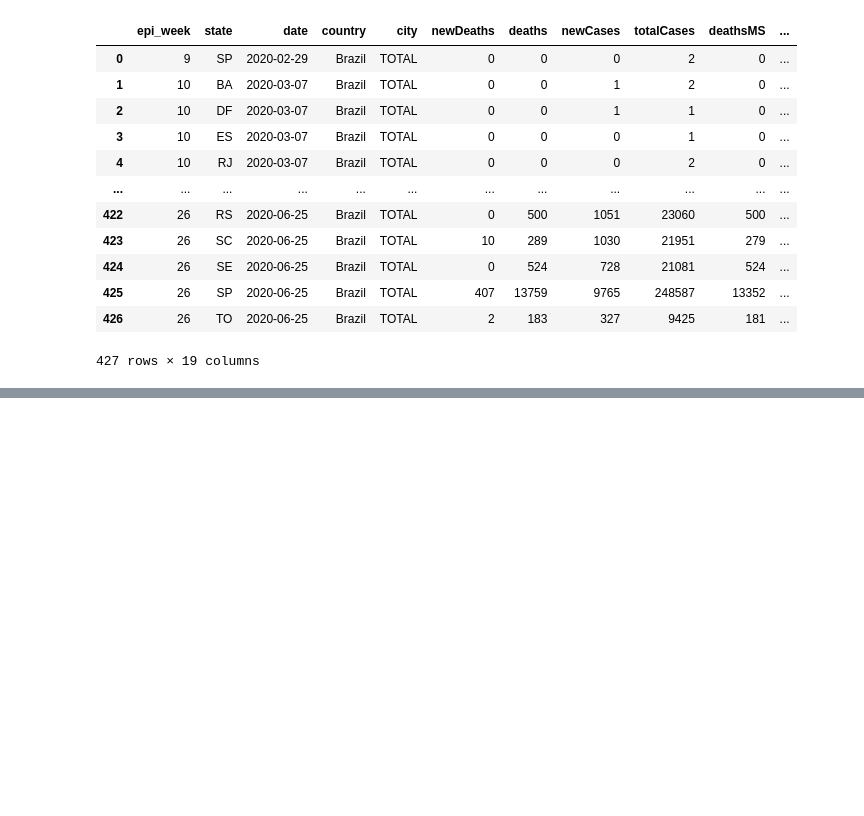
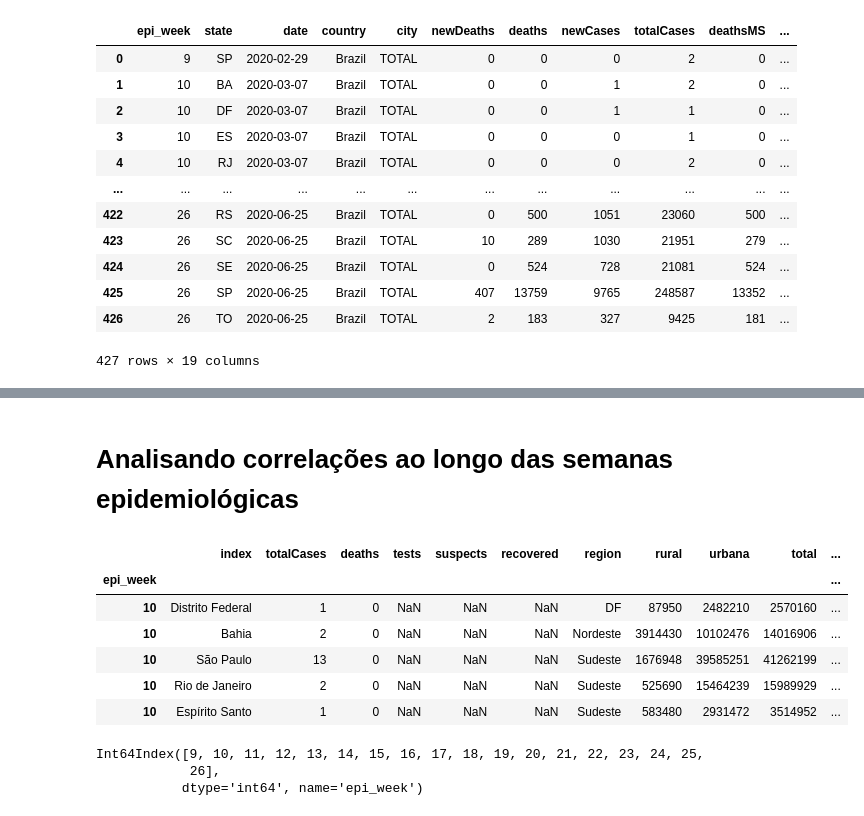
Before and after one commit to kenzosakiyama/corona_virus_brasil, a Jupyter notebook: notebooks/analise_de_semanas_epidemiologicas.ipynb, the cells around one changed output, grey strips where cells are left out. Cells and saved outputs as stored; diff of their text form; code cells hidden in the pictures; blank space fills up the shorter version.

Commit message:
Finalizando análise de semanas epidemiológicas

```diff
--- a/notebooks/analise_de_semanas_epidemiologicas.ipynb
+++ b/notebooks/analise_de_semanas_epidemiologicas.ipynb
@@ -44,0 +105,18 @@ estados_df.tail().loc[26]["totalCases"].sum()
+# %% [markdown]
+# Analisando correlações ao longo das semanas epidemiológicas
+# %%
+data_df.loc[10]
+# %% [output]
+|  | index | totalCases | deaths | tests | suspects | recovered | region | rural | urbana | total | ... |
+| epi_week |  |  |  |  |  |  |  |  |  |  | ... |
+| 10 | Distrito Federal | 1 | 0 | NaN | NaN | NaN | DF | 87950 | 2482210 | 2570160 | ... |
+| 10 | Bahia | 2 | 0 | NaN | NaN | NaN | Nordeste | 3914430 | 10102476 | 14016906 | ... |
+| 10 | São Paulo | 13 | 0 | NaN | NaN | NaN | Sudeste | 1676948 | 39585251 | 41262199 | ... |
+| 10 | Rio de Janeiro | 2 | 0 | NaN | NaN | NaN | Sudeste | 525690 | 15464239 | 15989929 | ... |
+| 10 | Espírito Santo | 1 | 0 | NaN | NaN | NaN | Sudeste | 583480 | 2931472 | 3514952 | ... |
+# %%
+data_df.index.unique()
+# %% [output]
+Int64Index([9, 10, 11, 12, 13, 14, 15, 16, 17, 18, 19, 20, 21, 22, 23, 24, 25,
+            26],
+           dtype='int64', name='epi_week')
```
Also changed, not shown: parts of 23 cells of this notebook.
